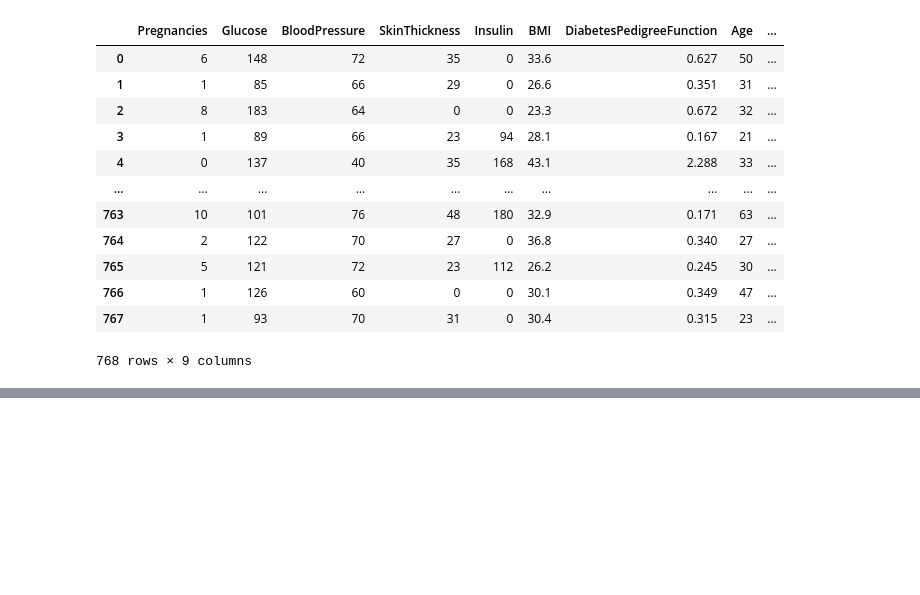
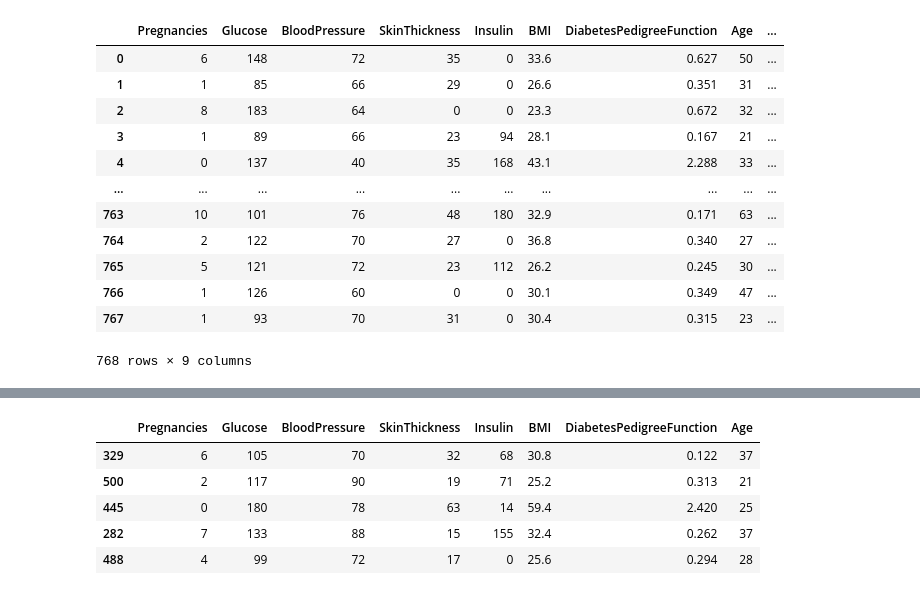
Before and after one commit to Rajeiha/Diabetes-Prediction, a Jupyter notebook: Code.ipynb, the cells around one changed output, grey strips where cells are left out. Cells and saved outputs as stored; diff of their text form; code cells hidden in the pictures; blank space fills up the shorter version.

```diff
--- a/Code.ipynb
+++ b/Code.ipynb
@@ -105,0 +171,9 @@ df.dropna()
+# %%
+xtest.head()
+# %% [output]
+|  | Pregnancies | Glucose | BloodPressure | SkinThickness | Insulin | BMI | DiabetesPedigreeFunction | Age |
+| 329 | 6 | 105 | 70 | 32 | 68 | 30.8 | 0.122 | 37 |
+| 500 | 2 | 117 | 90 | 19 | 71 | 25.2 | 0.313 | 21 |
+| 445 | 0 | 180 | 78 | 63 | 14 | 59.4 | 2.420 | 25 |
+| 282 | 7 | 133 | 88 | 15 | 155 | 32.4 | 0.262 | 37 |
+| 488 | 4 | 99 | 72 | 17 | 0 | 25.6 | 0.294 | 28 |
```
Also changed, not shown: parts of 10 cells of this notebook.
